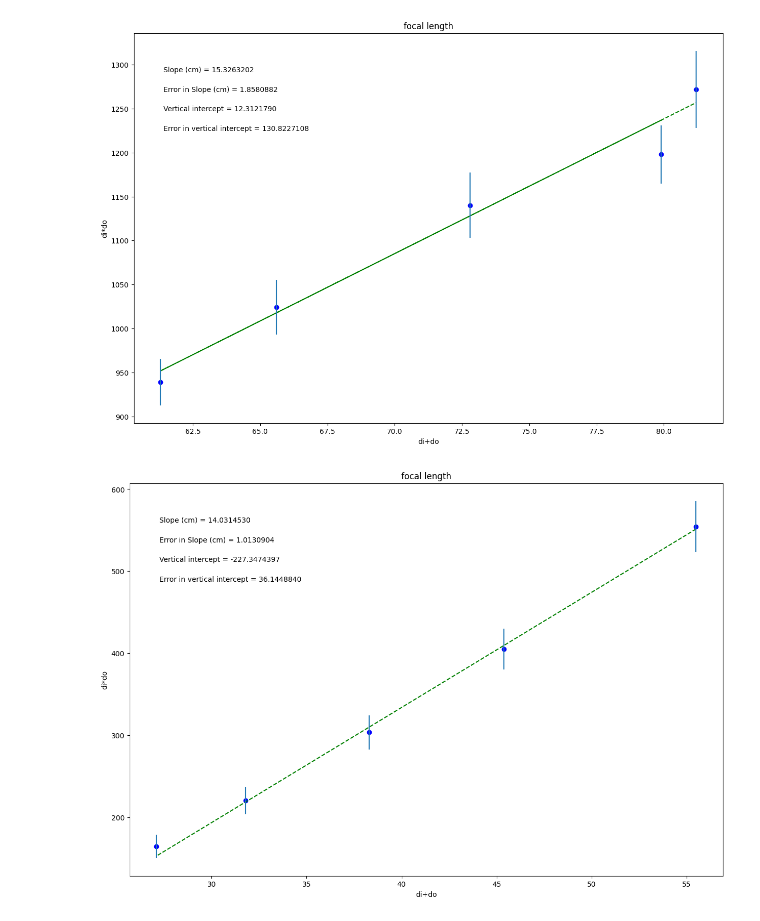
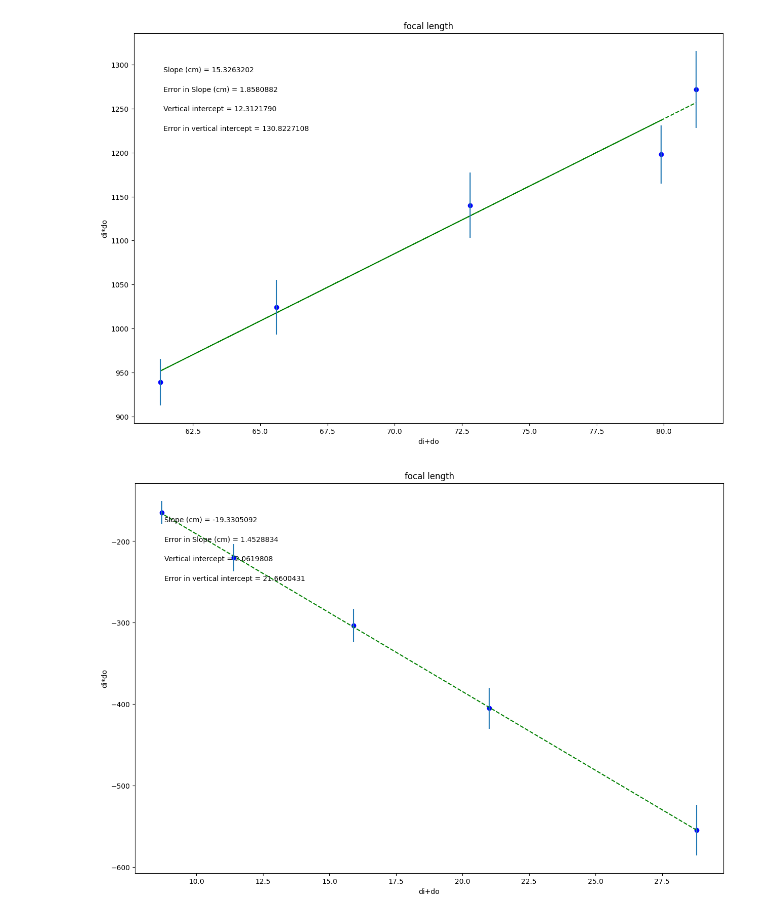
Before and after one commit to yoElephant/yoElephant, a Jupyter notebook: lenseimageformation_LiamStone.ipynb, the cells around one changed output. Saved outputs shown, nothing was run; the diff lists cells and outputs as text; code cells hidden in the pictures.

```diff
--- a/lenseimageformation_LiamStone.ipynb
+++ b/lenseimageformation_LiamStone.ipynb
@@ -139,9 +139,9 @@ import matplotlib.pyplot as plt
 #variable names should start with a letter and must contain only letters, numbers, and underscores
 
 
-xvariable_changeme = np.array([55.5, 45.4, 38.3, 31.8, 27.1])
+xvariable_changeme = np.array([28.8,21,15.9,11.4,8.7])
 
-yvariable_changeme = np.array([554.4, 405.04, 303.52, 220.32, 164.68])
+yvariable_changeme = np.array([-554.4, -405.04, -303.52, -220.32, -164.68])
 
 err_yvariable_changeme = np.array([31.13, 25.01, 20.73, 16.89, 14.23])
 
@@ -212,31 +212,31 @@ elif annotation_placement==3 or annotation_placement==4:
 #Don't need to change anything in this section!
 
 #Plot data on graph. Plot error bars and place values for slope,
 #error in slope, and vertical intercept (plus error) on the plot using "annotate"
 
 plt.figure(figsize=(15,10))
 
 plt.plot(x, fit, color='green', linestyle='--')
 plt.scatter(x, y, color='blue', marker='o')
 
 plt.xlabel(x_label)
 plt.ylabel(y_label)
 plt.title(plot_title)
 
 plt.errorbar(x, y, yerr=dy, xerr=None, fmt="none") #don't need to plot x error bars
 
 plt.annotate('Slope ({}) = {value:.{digits}f}'.format(slope_units,value=m, digits=7),
              (xpos, ypos[0]), xycoords='axes fraction')
 
 plt.annotate('Error in Slope ({}) = {value:.{digits}f}'.format(slope_units,value=dm, digits=7),
              (xpos, ypos[1]), xycoords='axes fraction')
 
 plt.annotate('Vertical intercept = {value:.{digits}f}'.format(value=b, digits=7),
              (xpos, ypos[2]), xycoords='axes fraction')
 
 plt.annotate('Error in vertical intercept = {value:.{digits}f}'.format(value=db, digits=7),
              (xpos, ypos[3]), xycoords='axes fraction')
 
 plt.show()
 # %% [output]
-[figure, old version]
+[figure, new version]
```
